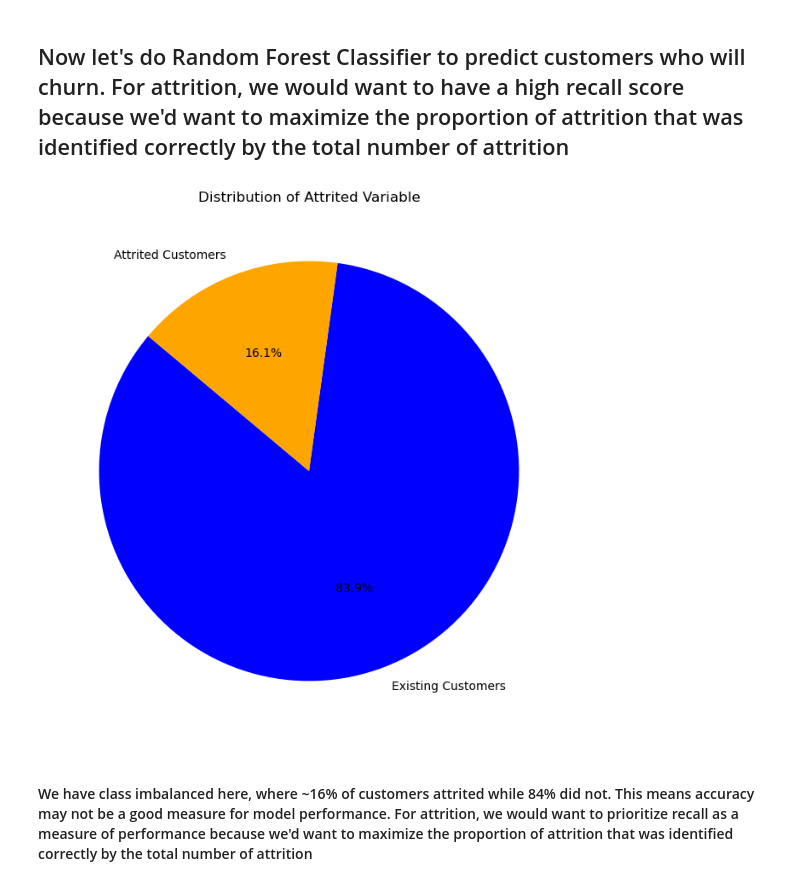
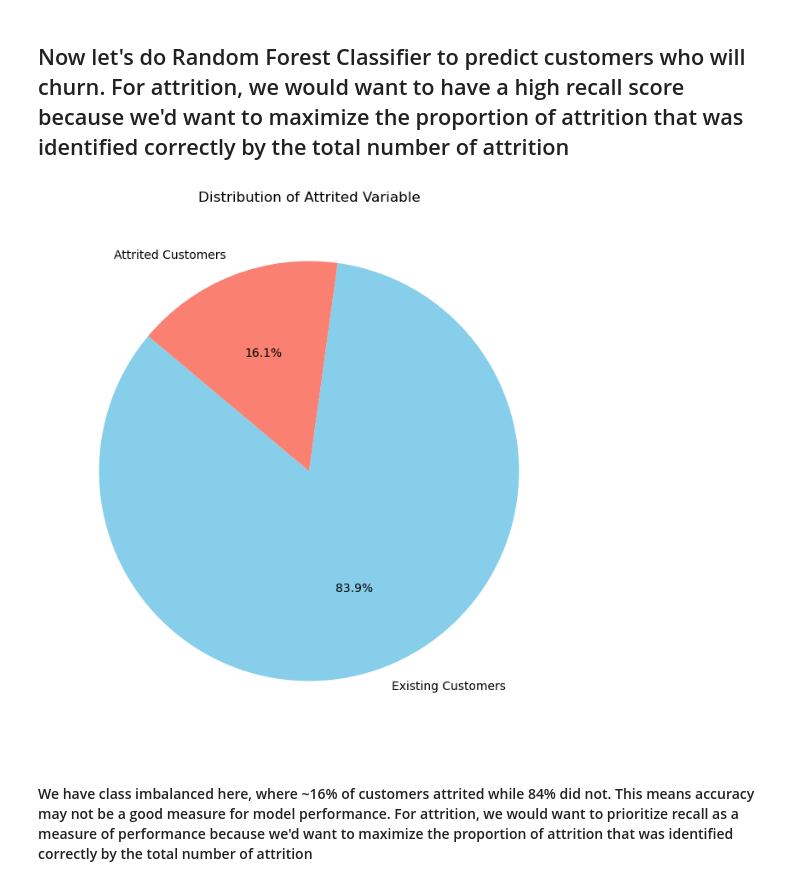
Before and after one commit to allenhardiman/gh_pages, a Jupyter notebook: Bank Attrition.ipynb, the cells around one changed output. Saved outputs shown, nothing was run; the diff lists cells and outputs as text; code cells hidden in the pictures.

```diff
--- a/Bank Attrition.ipynb
+++ b/Bank Attrition.ipynb
@@ -175,13 +179,13 @@ plt.show()
 # %%
 attrited_counts=df['Attrited'].value_counts()
 
 labels = ['Existing Customers' if index == 0.0 else 'Attrited Customers' for index in attrited_counts.index]
 plt.figure(figsize=(8,8))
-plt.pie(attrited_counts, labels=labels, autopct='%1.1f%%', startangle=140, colors=['blue','orange'])
+plt.pie(attrited_counts, labels=labels, autopct='%1.1f%%', startangle=140, colors=['skyblue','salmon'])
 plt.title('Distribution of Attrited Variable')
 plt.show()
 # %% [output]
-[figure, old version]
+[figure, new version]
 # %% [markdown]
 #### We have class imbalanced here, where ~16% of customers attrited while 84% did not. This means accuracy may not be a good measure for model performance. For attrition, we would want to prioritize recall as a measure of performance because we'd want to maximize the proportion of attrition that was identified correctly by the total number of attrition
 # %%
```
Also changed, not shown: parts of 9 cells of this notebook.
